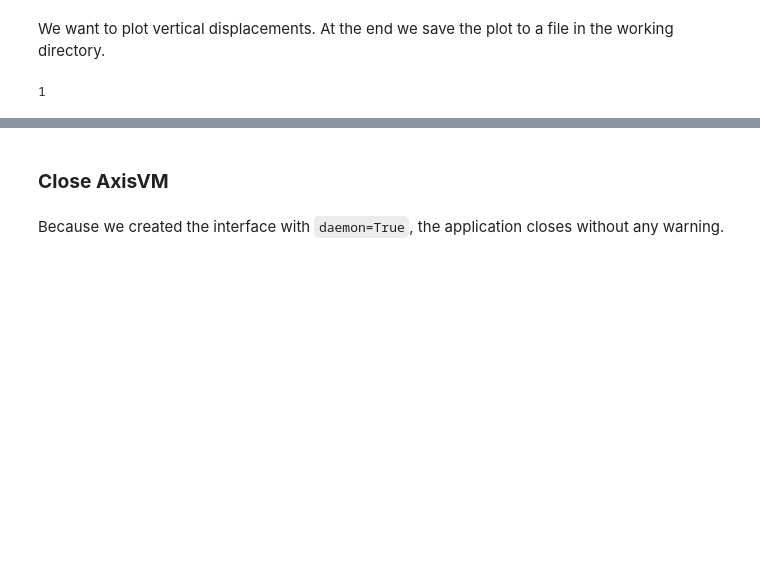
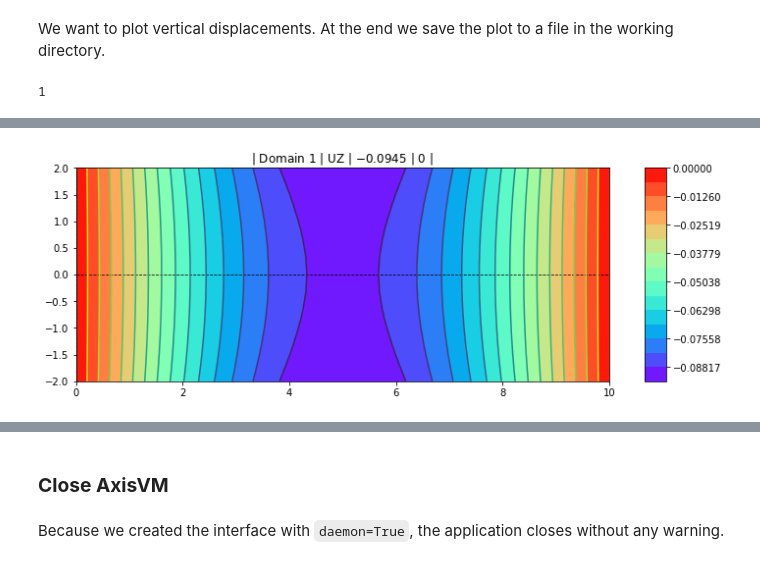
Before and after one commit to AndreeeaMB/pyaxisvm, a Jupyter notebook: examples/plate_example_1.ipynb, the cells around one changed output, grey strips where cells are left out. Cells and saved outputs as stored; diff of their text form; code cells hidden in the pictures; blank space fills up the shorter version.

```diff
--- a/examples/plate_example_1.ipynb
+++ b/examples/plate_example_1.ipynb
@@ -212,0 +242,58 @@ axvm.BringToFront()
+# %%
+class Cursor:
+    """
+    A cross hair cursor.
+    """
+    def __init__(self, ax):
+        self.ax = ax
+        self.horizontal_line = ax.axhline(color='k', lw=0.8, ls='--')
+        self.vertical_line = ax.axvline(color='k', lw=0.8, ls='--')
+        # text location in axes coordinates
+        self.text = ax.text(0.72, 0.9, '', transform=ax.transAxes)
+
+    def set_cross_hair_visible(self, visible):
+        need_redraw = self.horizontal_line.get_visible() != visible
+        self.horizontal_line.set_visible(visible)
+        self.vertical_line.set_visible(visible)
+        self.text.set_visible(visible)
+        return need_redraw
+
+    def on_mouse_click(self, event):
+        if not event.inaxes:
+            need_redraw = self.set_cross_hair_visible(False)
+            if need_redraw:
+                self.ax.figure.canvas.draw()
+        else:
+            self.set_cross_hair_visible(True)
+            x, y = event.xdata, event.ydata
+            # update the line positions
+            self.horizontal_line.set_ydata(y)
+            self.vertical_line.set_xdata(x)
+            self.text.set_text('x=%1.2f, y=%1.2f' % (x, y))
+            self.ax.figure.canvas.draw()
+
+    def on_mouse_move(self, event):
+        if not event.inaxes:
+            need_redraw = self.set_cross_hair_visible(False)
+            if need_redraw:
+                self.ax.figure.canvas.draw()
+        else:
+            self.set_cross_hair_visible(True)
+            x, y = event.xdata, event.ydata
+            # update the line positions
+            self.horizontal_line.set_ydata(y)
+            self.vertical_line.set_xdata(x)
+            self.text.set_text('x=%1.2f, y=%1.2f' % (x, y))
+            self.ax.figure.canvas.draw()
+
+fig, ax = plt.subplots(figsize=(20, 4))
+cursor = Cursor(ax)
+#cid_move = fig.canvas.mpl_connect('motion_notify_event', cursor.on_mouse_move)
+cid_click = fig.canvas.mpl_connect('button_press_event', cursor.on_mouse_click)
+
+mpl_kw = dict(nlevels=15, cmap='rainbow', axis='on', offset=0., cbpad=0.5,
+              cbsize=0.3, cbpos='right', fig=fig, ax=ax)
+
+axm.Domains[1].plot_dof_solution(component='uz', mpl_kw=mpl_kw, case=1)
+# %% [output]
+[figure, added]
```
Also changed, not shown: parts of 15 cells of this notebook, 24 other files.
